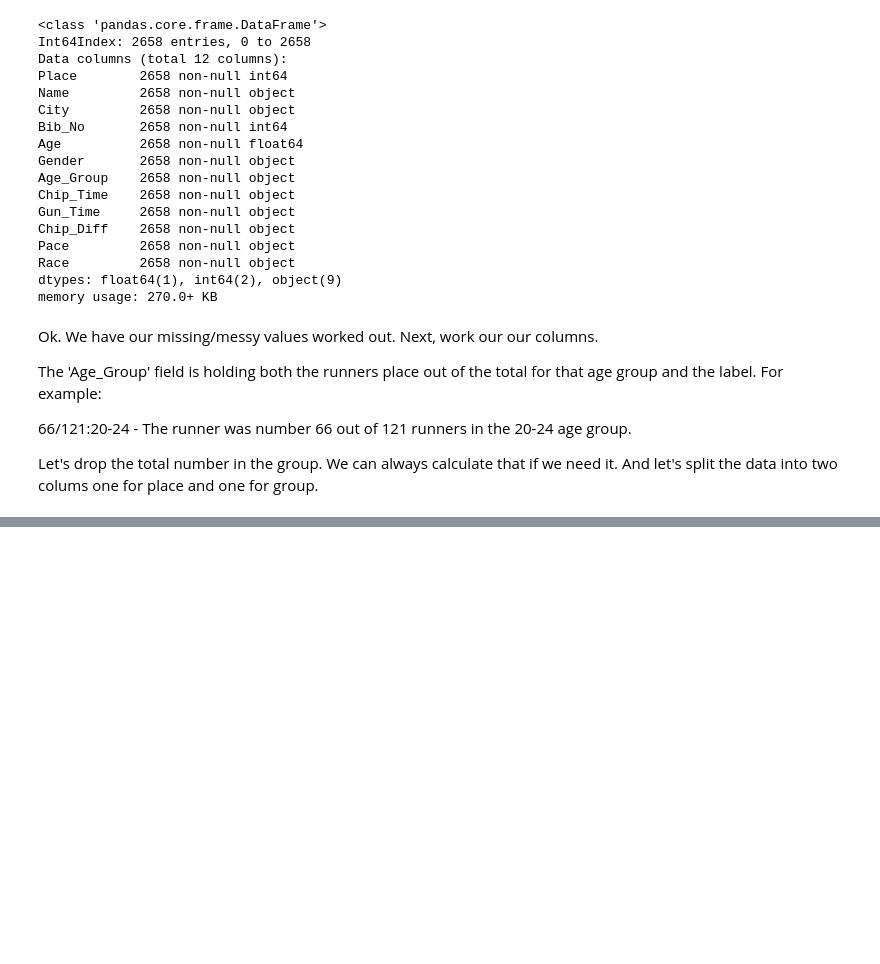
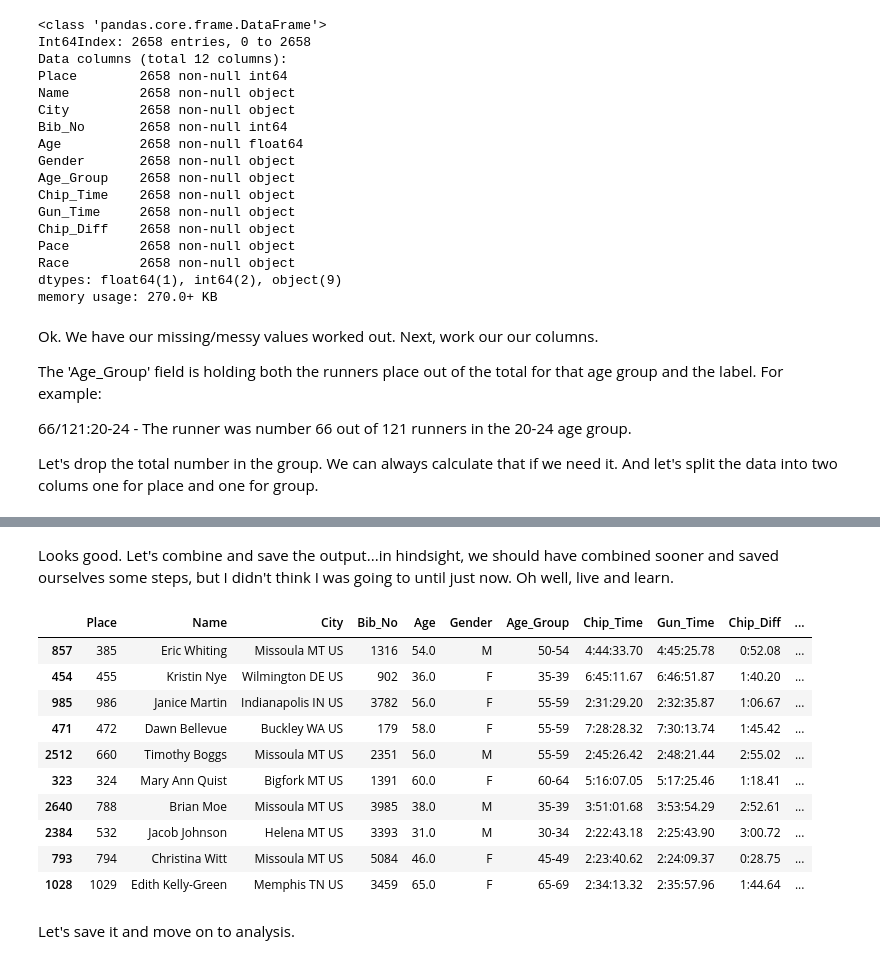
Before and after one commit to 4one4/2018-Missoula-Marathon, a Jupyter notebook: 2018 Missoula Marathon EDA.ipynb, the cells around one changed output, grey strips where cells are left out. Drawn from its saved outputs; the diff is of its cells as text; code cells hidden in the pictures; blank space fills up the shorter version.

```diff
--- a/2018 Missoula Marathon EDA.ipynb
+++ b/2018 Missoula Marathon EDA.ipynb
@@ -192,0 +179,3 @@ df_full.head()
+# %%
+df_full.Pace = df_full.Pace.str[:-2]
+df_half.Pace = df_half.Pace.str[:-2]
@@ -192,0 +200,20 @@ df_full.head()
+# %% [markdown]
+Looks good. Let's combine and save the output...in hindsight, we should have combined sooner and saved ourselves some steps, but I didn't think I was going to until just now. Oh well, live and learn.
+# %%
+df_all = pd.concat([df_full, df_half])
+# %%
+df_all.sample(10)
+# %% [output]
+|  | Place | Name | City | Bib_No | Age | Gender | Age_Group | Chip_Time | Gun_Time | Chip_Diff | ... |
+| 857 | 385 | Eric Whiting | Missoula MT US | 1316 | 54.0 | M | 50-54 | 4:44:33.70 | 4:45:25.78 | 0:52.08 | ... |
+| 454 | 455 | Kristin Nye | Wilmington DE US | 902 | 36.0 | F | 35-39 | 6:45:11.67 | 6:46:51.87 | 1:40.20 | ... |
+| 985 | 986 | Janice Martin | Indianapolis IN US | 3782 | 56.0 | F | 55-59 | 2:31:29.20 | 2:32:35.87 | 1:06.67 | ... |
+| 471 | 472 | Dawn Bellevue | Buckley WA US | 179 | 58.0 | F | 55-59 | 7:28:28.32 | 7:30:13.74 | 1:45.42 | ... |
+| 2512 | 660 | Timothy Boggs | Missoula MT US | 2351 | 56.0 | M | 55-59 | 2:45:26.42 | 2:48:21.44 | 2:55.02 | ... |
+| 323 | 324 | Mary Ann Quist | Bigfork MT US | 1391 | 60.0 | F | 60-64 | 5:16:07.05 | 5:17:25.46 | 1:18.41 | ... |
+| 2640 | 788 | Brian Moe | Missoula MT US | 3985 | 38.0 | M | 35-39 | 3:51:01.68 | 3:53:54.29 | 2:52.61 | ... |
+| 2384 | 532 | Jacob Johnson | Helena MT US | 3393 | 31.0 | M | 30-34 | 2:22:43.18 | 2:25:43.90 | 3:00.72 | ... |
+| 793 | 794 | Christina Witt | Missoula MT US | 5084 | 46.0 | F | 45-49 | 2:23:40.62 | 2:24:09.37 | 0:28.75 | ... |
+| 1028 | 1029 | Edith Kelly-Green | Memphis TN US | 3459 | 65.0 | F | 65-69 | 2:34:13.32 | 2:35:57.96 | 1:44.64 | ... |
+# %% [markdown]
+Let's save it and move on to analysis.
```
Also changed, not shown: parts of 6 cells of this notebook.
